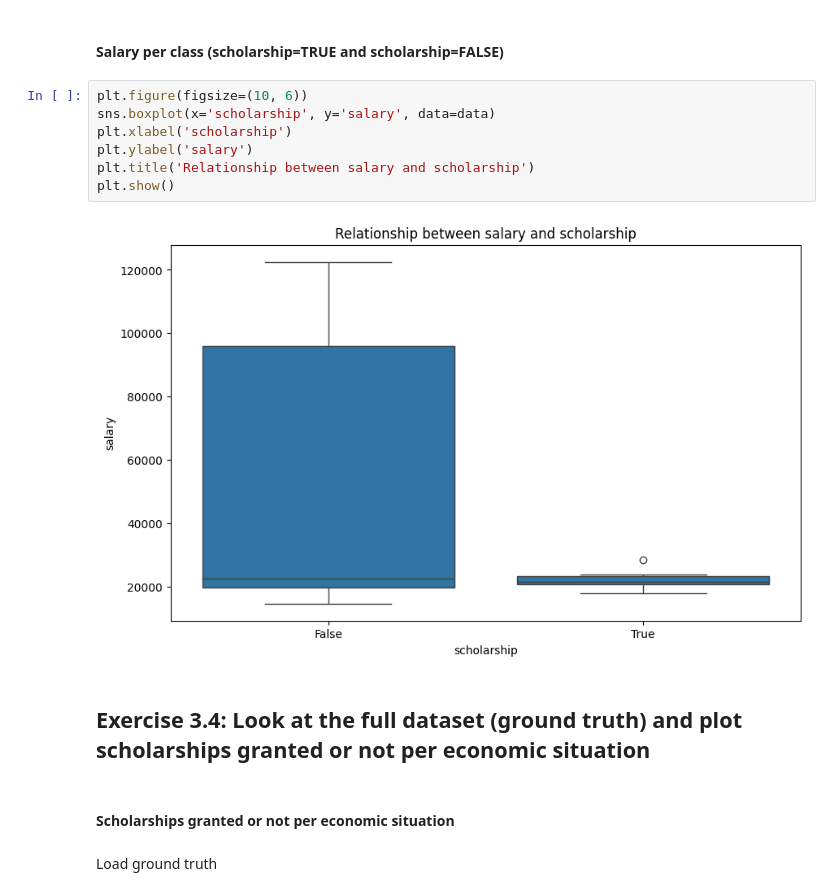
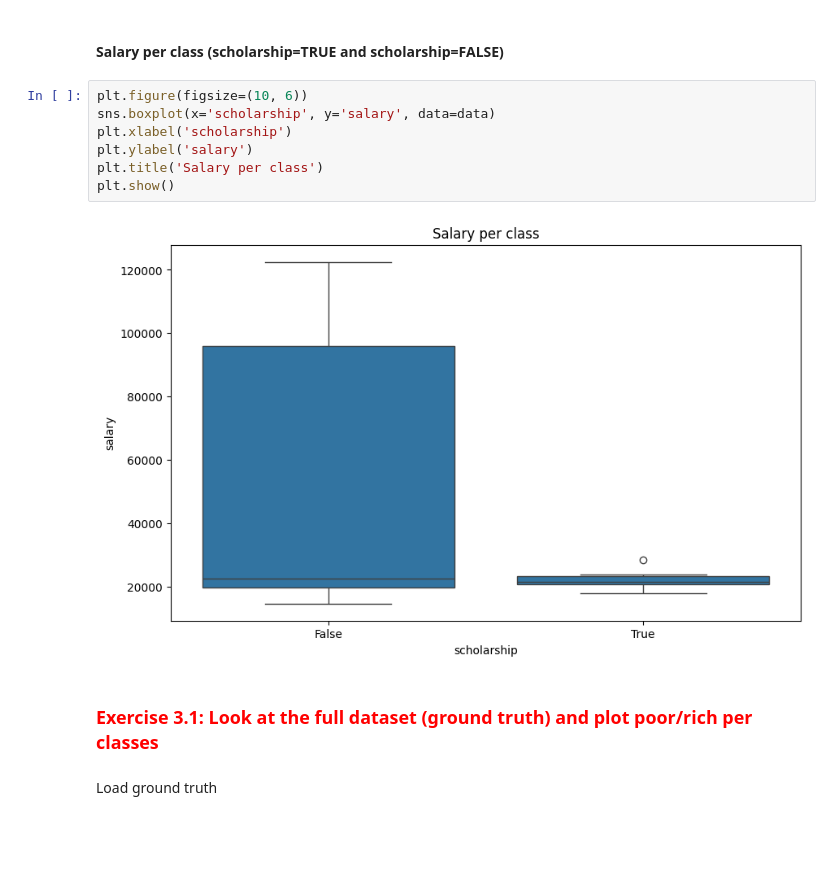
Before and after one commit to leticiaarco/practical_ethical_ai_resources, a Jupyter notebook: module_3.ipynb, the cells around one changed output. Saved outputs shown, nothing was run; the diff lists cells and outputs as text; blank space fills up the shorter version.

```diff
--- a/module_3.ipynb
+++ b/module_3.ipynb
@@ -237,16 +230,14 @@ plt.show()
 # %%
 plt.figure(figsize=(10, 6))
 sns.boxplot(x='scholarship', y='salary', data=data)
 plt.xlabel('scholarship')
 plt.ylabel('salary')
-plt.title('Relationship between salary and scholarship')
+plt.title('Salary per class')
 plt.show()
 # %% [output]
-[figure, old version]
+[figure, new version]
 # %% [markdown]
-## Exercise 3.4: Look at the full dataset (ground truth) and plot scholarships granted or not per economic situation
+### <span style="color:red">Exercise 3.1: Look at the full dataset (ground truth) and plot poor/rich per classes</span>
-# %% [markdown]
-#### Scholarships granted or not per economic situation
 # %% [markdown]
 Load ground truth
 # %%
```
Also changed, not shown: parts of 22 cells of this notebook, 4 other files.
